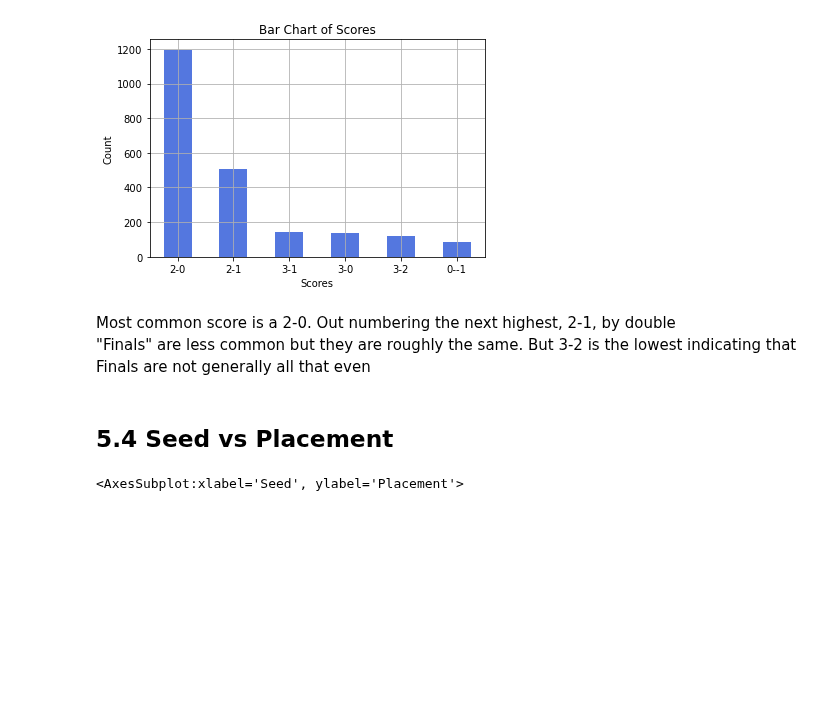
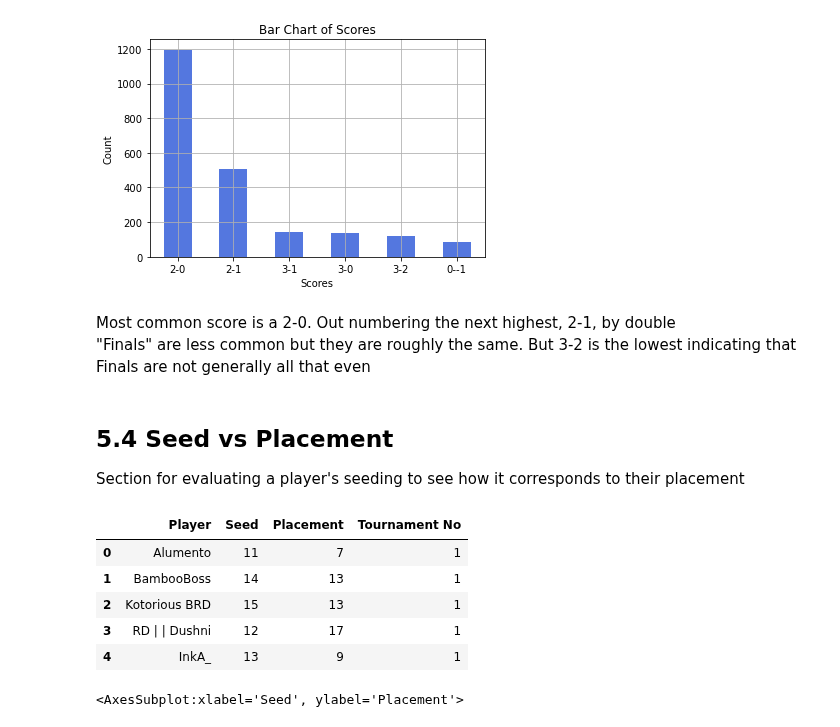
Before and after one commit to DarrenCCT/Tournament-Analysis, a Jupyter notebook: EUAC - Analysis.ipynb, the cells around one changed output. Saved outputs shown, nothing was run; the diff lists cells and outputs as text; code cells hidden in the pictures; blank space fills up the shorter version.

```diff
--- a/EUAC - Analysis.ipynb
+++ b/EUAC - Analysis.ipynb
@@ -629,21 +618,32 @@ plt.show()
 Most common score is a 2-0. Out numbering the next highest, 2-1, by double <br>
 "Finals" are less common but they are roughly the same. But 3-2 is the lowest indicating that Finals are not generally all that even
 # %% [markdown]
-## 5.4 Seed vs Placement
+## 5.4 Seed vs Placement<br>
+Section for evaluating a player's seeding to see how it corresponds to their placement
 # %%
+# Get every player's seeding, placement
 filterdf1 = df[["Player1", "P1 Seed", "P1 Placement", "Tournament No"]].rename(columns={
     "Player1" : "Player",
     "P1 Seed" : "Seed",
     "P1 Placement": "Placement",
     "Tournament No": "Tournament No"
 })
 
 filterdf2 = df[["Player2", "P2 Seed", "P2 Placement", "Tournament No"]].rename(columns={
     "Player2": "Player",
     "P2 Seed" : "Seed",
     "P2 Placement" : "Placement",
     "Tournament No" : "Tournament No"
 })
 
+# combine
 filterdf = pd.concat([filterdf1,filterdf2]).drop_duplicates()
+filterdf.head()
+# %% [output]
+|  | Player | Seed | Placement | Tournament No |
+| 0 | Alumento | 11 | 7 | 1 |
+| 1 | BambooBoss | 14 | 13 | 1 |
+| 2 | Kotorious BRD | 15 | 13 | 1 |
+| 3 | RD | | Dushni | 12 | 17 | 1 |
+| 4 | InkA_ | 13 | 9 | 1 |
 # %%
```
Also changed, not shown: parts of 40 cells of this notebook.
